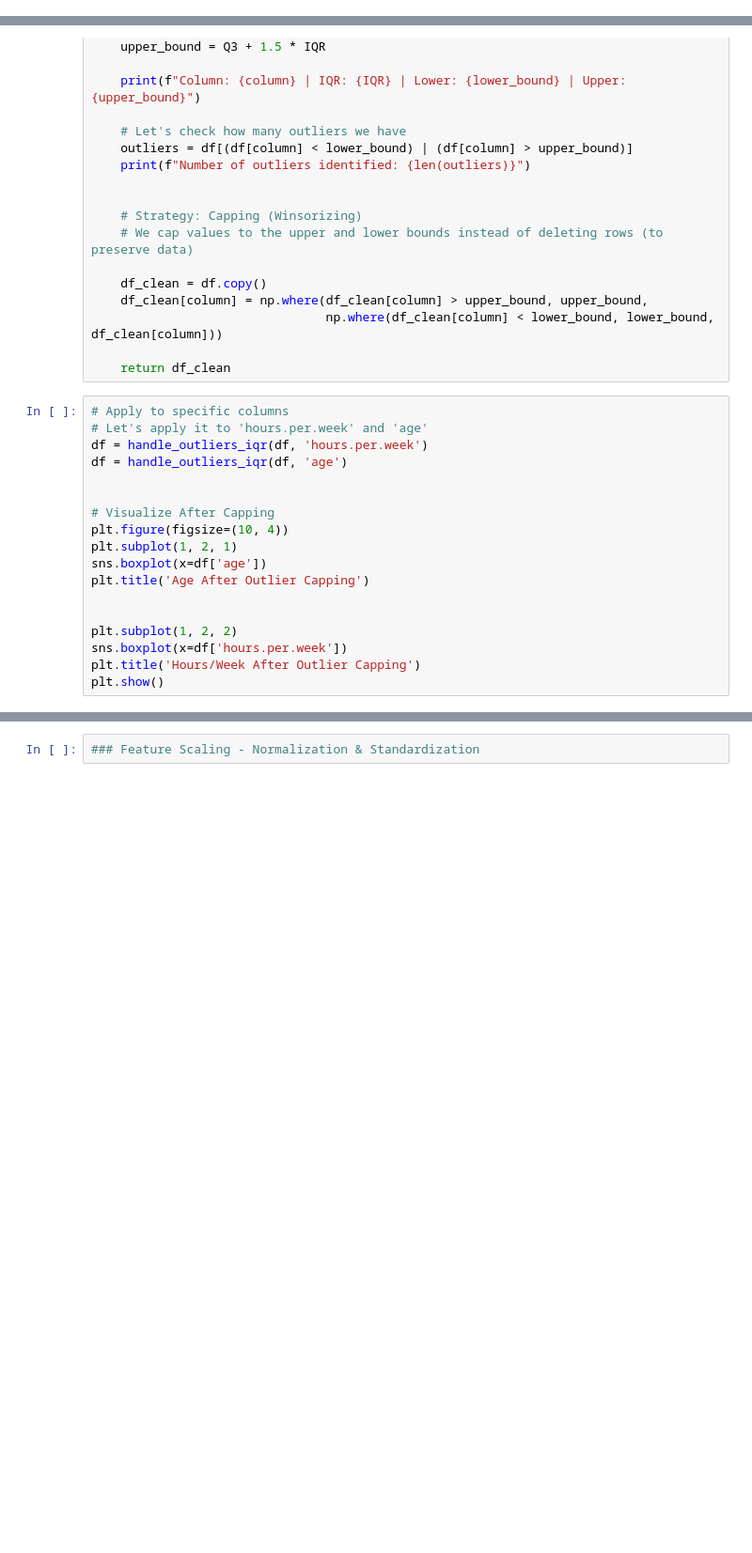
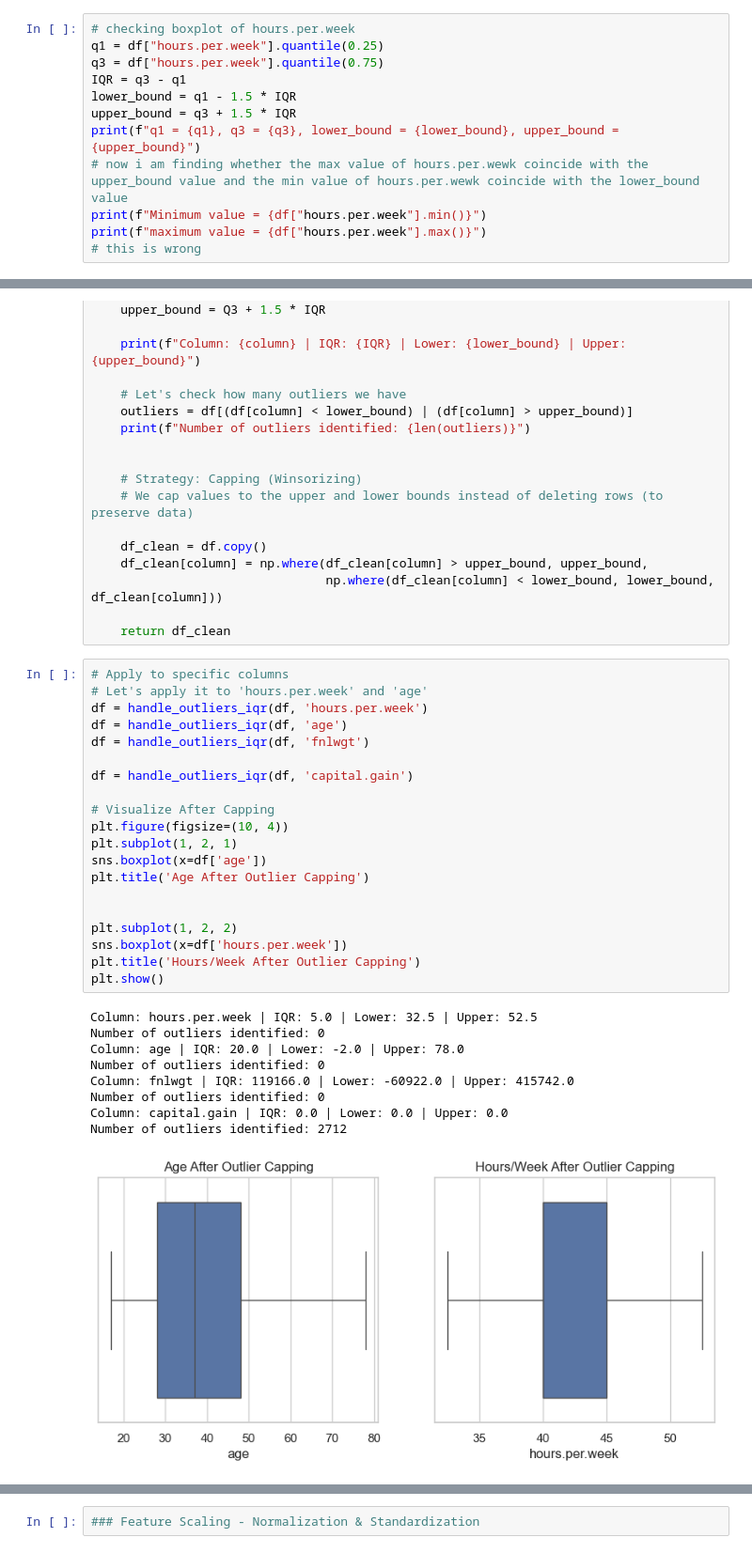
Before and after one commit to sthasarita/eda, a Jupyter notebook: EDA.ipynb, the cells around one changed output, grey strips where cells are left out. Shown at 94% size. Cells and saved outputs as stored; diff of their text form; blank space fills up the shorter version.

```diff
--- a/EDA.ipynb
+++ b/EDA.ipynb
@@ -780,3 +839,15 @@ for i, col in enumerate(focus_cols):
 plt.show()
 # %% [output]
 [figure]
+# %%
+# checking boxplot of hours.per.week
+q1 = df["hours.per.week"].quantile(0.25)
+q3 = df["hours.per.week"].quantile(0.75)
+IQR = q3 - q1
+lower_bound = q1 - 1.5 * IQR
+upper_bound = q3 + 1.5 * IQR
+print(f"q1 = {q1}, q3 = {q3}, lower_bound = {lower_bound}, upper_bound = {upper_bound}")
+# now i am finding whether the max value of hours.per.wewk coincide with the upper_bound value and the min value of hours.per.wewk coincide with the lower_bound value
+print(f"Minimum value = {df["hours.per.week"].min()}")
+print(f"maximum value = {df["hours.per.week"].max()}")
+# this is wrong
@@ -807,18 +905,30 @@ def handle_outliers_iqr(df, column):
 # %%
 # Apply to specific columns
 # Let's apply it to 'hours.per.week' and 'age'
 df = handle_outliers_iqr(df, 'hours.per.week')
 df = handle_outliers_iqr(df, 'age')
+df = handle_outliers_iqr(df, 'fnlwgt')
 
+df = handle_outliers_iqr(df, 'capital.gain')
 
 # Visualize After Capping
 plt.figure(figsize=(10, 4))
 plt.subplot(1, 2, 1)
 sns.boxplot(x=df['age'])
 plt.title('Age After Outlier Capping')
 
 
 plt.subplot(1, 2, 2)
 sns.boxplot(x=df['hours.per.week'])
 plt.title('Hours/Week After Outlier Capping')
 plt.show()
+# %% [output]
+Column: hours.per.week | IQR: 5.0 | Lower: 32.5 | Upper: 52.5
+Number of outliers identified: 0
+Column: age | IQR: 20.0 | Lower: -2.0 | Upper: 78.0
+Number of outliers identified: 0
+Column: fnlwgt | IQR: 119166.0 | Lower: -60922.0 | Upper: 415742.0
+Number of outliers identified: 0
+Column: capital.gain | IQR: 0.0 | Lower: 0.0 | Upper: 0.0
+Number of outliers identified: 2712
+[figure, added]
```
Also changed, not shown: parts of 38 cells of this notebook.
